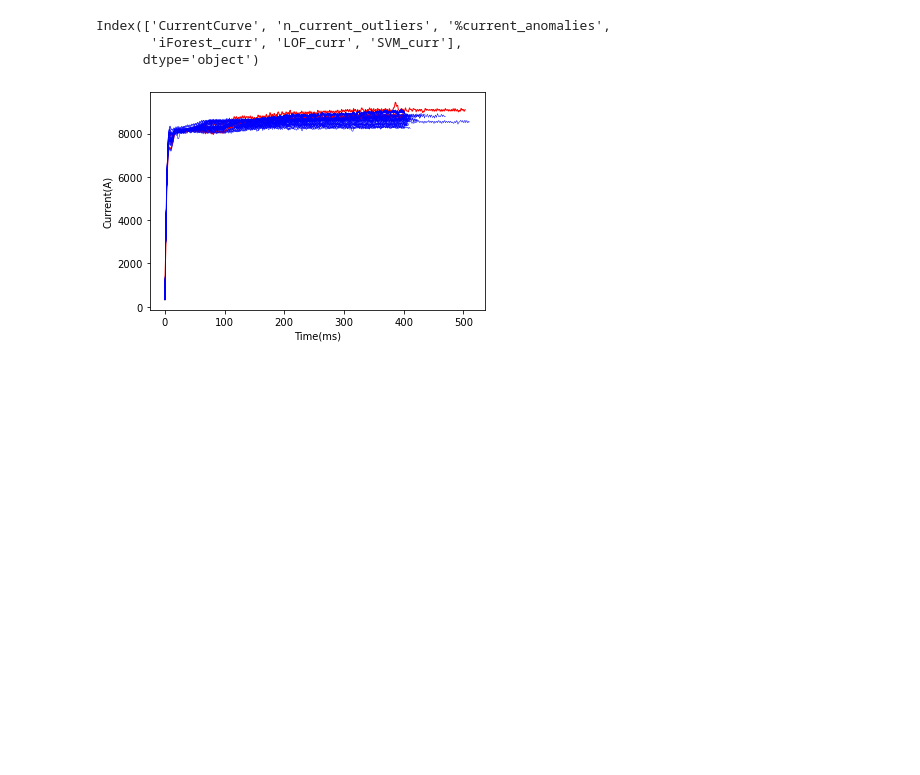
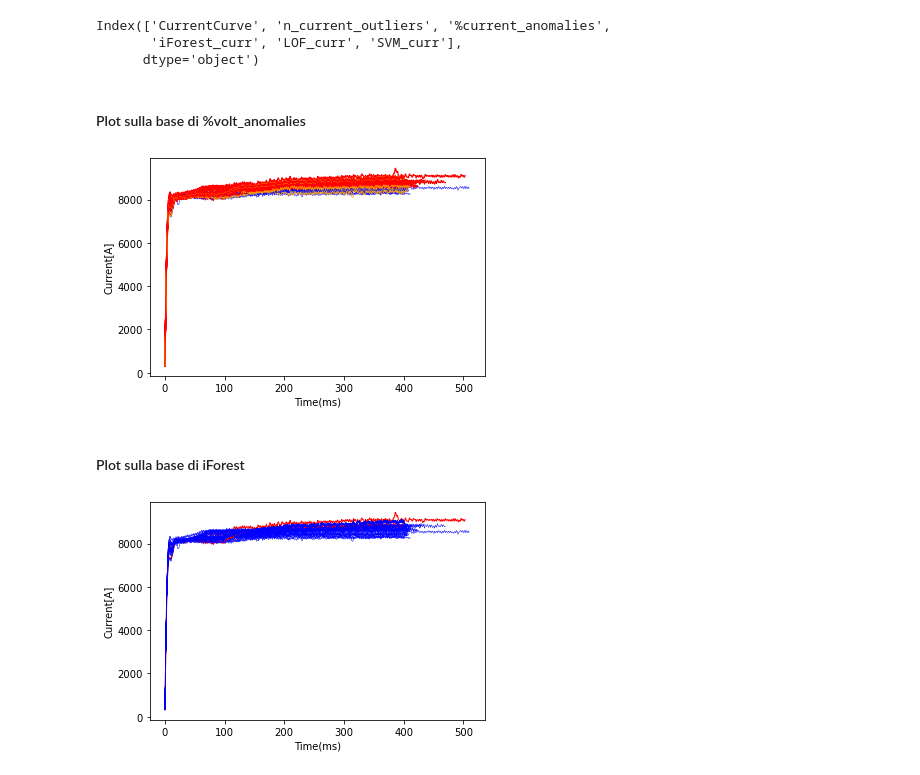
Before and after one commit to DavideMobilia/Anomaly-Detection, a Jupyter notebook: Scripts/Part4- Anomaly Analysis.ipynb, the cells around one changed output. Saved outputs shown, nothing was run; the diff lists cells and outputs as text; code cells hidden in the pictures; blank space fills up the shorter version.

```diff
--- a/Scripts/Part4- Anomaly Analysis.ipynb
+++ b/Scripts/Part4- Anomaly Analysis.ipynb
@@ -103,4 +112,26 @@ val_indice.columns
 Index(['CurrentCurve', 'n_current_outliers', '%current_anomalies',
        'iForest_curr', 'LOF_curr', 'SVM_curr'],
       dtype='object')
+# %% [markdown]
+#### Plot sulla base di %volt_anomalies
+# %%
+#### Plot sulla base di voltage_drop
+import matplotlib.pyplot as plt
+plt.xlabel("Time(ms)")
+plt.ylabel("Current[A]")
+for i in range(50):
+    if val_indice["%current_anomalies"][i]>50:
+        colore="red"
+        plt.plot(val_indice["CurrentCurve"][i],c=colore,linewidth=1.2)
+    if 20<val_indice["%current_anomalies"][i]<50:
+        colore="orange"
+        plt.plot(val_indice["CurrentCurve"][i],c=colore,linewidth=0.8)
+    if val_indice["%current_anomalies"][i]<20:
+        colore="blue"
+        plt.plot(val_indice["CurrentCurve"][i],c=colore,linewidth=0.5)
+plt.plt()
+# %% [output]
+[figure, added]
+# %% [markdown]
+#### Plot sulla base di iForest
 # %%
```
Also changed, not shown: parts of 15 cells of this notebook, 3 other files.
